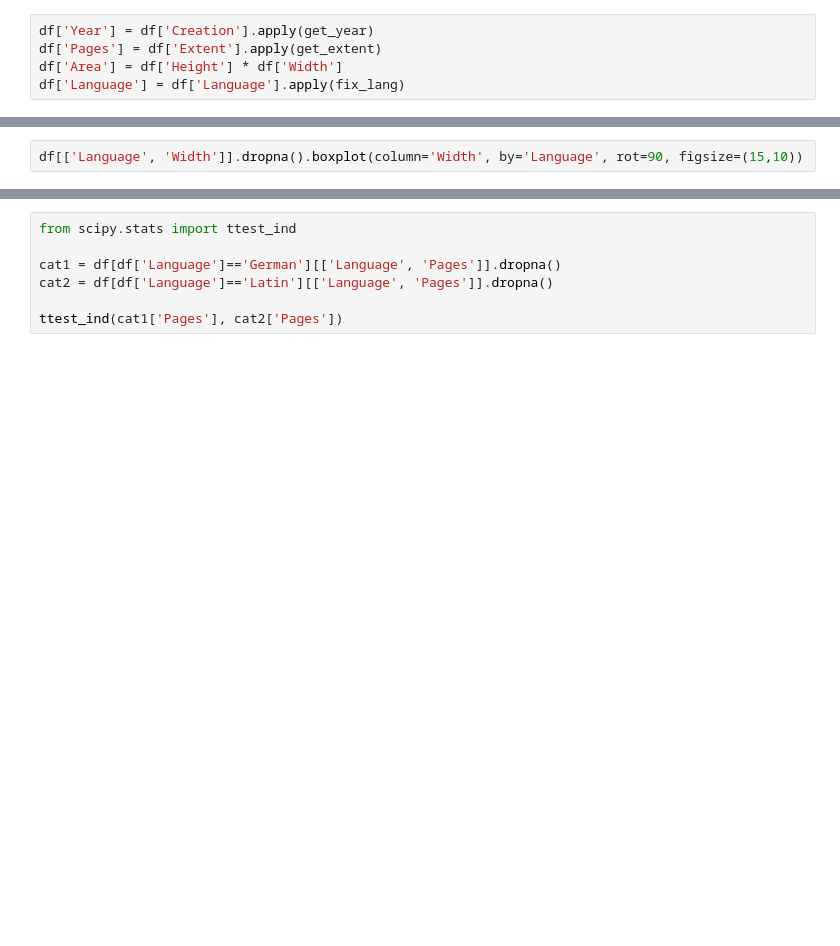
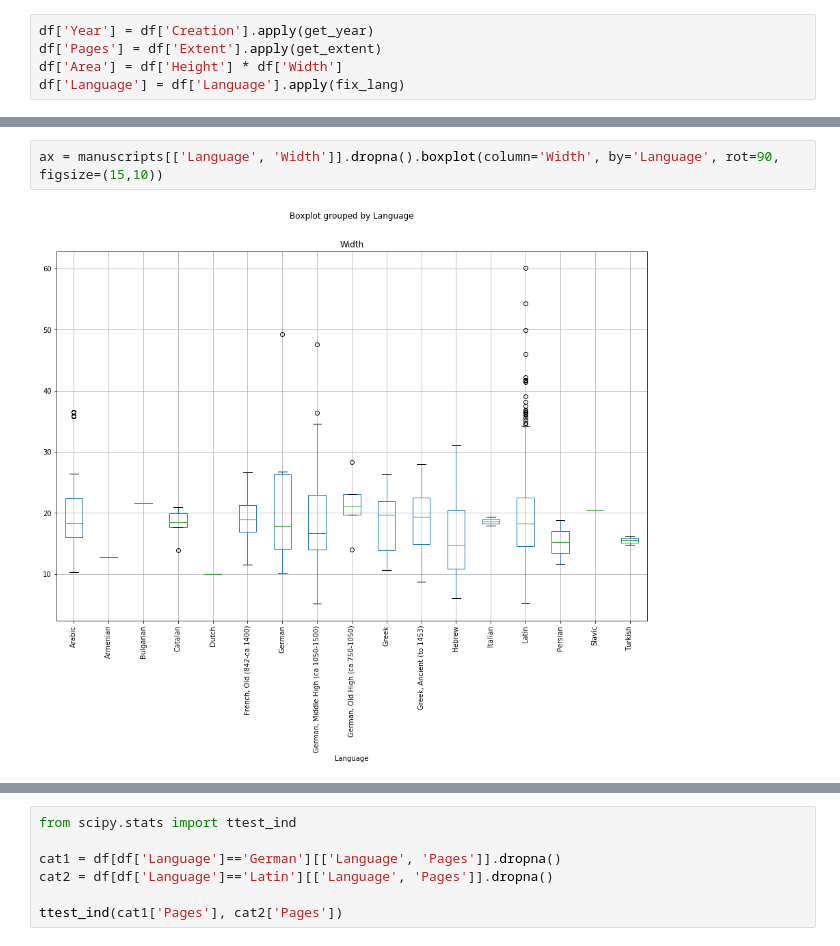
Before and after one commit to ds-modules/MEDST-250, a Jupyter notebook: 02 - Intro_to_Stats/Statistics.ipynb, the cells around one changed output, grey strips where cells are left out. Saved outputs shown, nothing was run; the diff lists cells and outputs as text; blank space fills up the shorter version.

```diff
--- a/02 - Intro_to_Stats/Statistics.ipynb
+++ b/02 - Intro_to_Stats/Statistics.ipynb
@@ -99,3 +178,5 @@ df[['Language', 'Height']].dropna().boxplot(column='Height', by='Language',rot=9
 # %%
-df[['Language', 'Width']].dropna().boxplot(column='Width', by='Language', rot=90, figsize=(15,10))
+ax = manuscripts[['Language', 'Width']].dropna().boxplot(column='Width', by='Language', rot=90, figsize=(15,10))
+# %% [output]
+[figure, added]
 # %%
```
Also changed, not shown: parts of 24 cells of this notebook.
